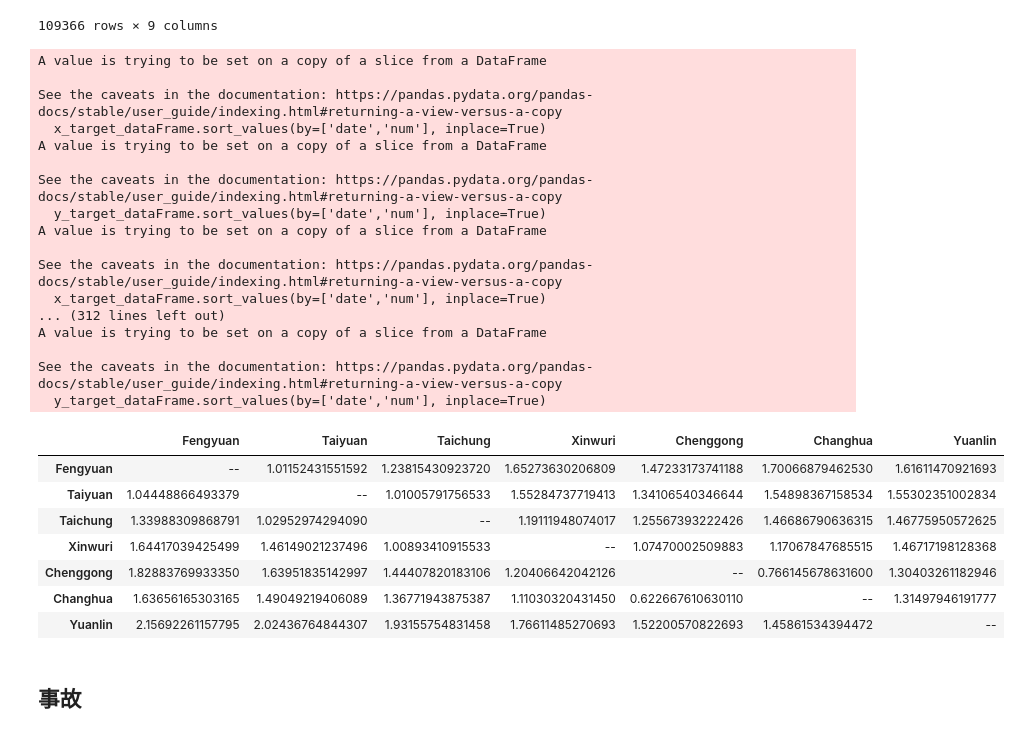
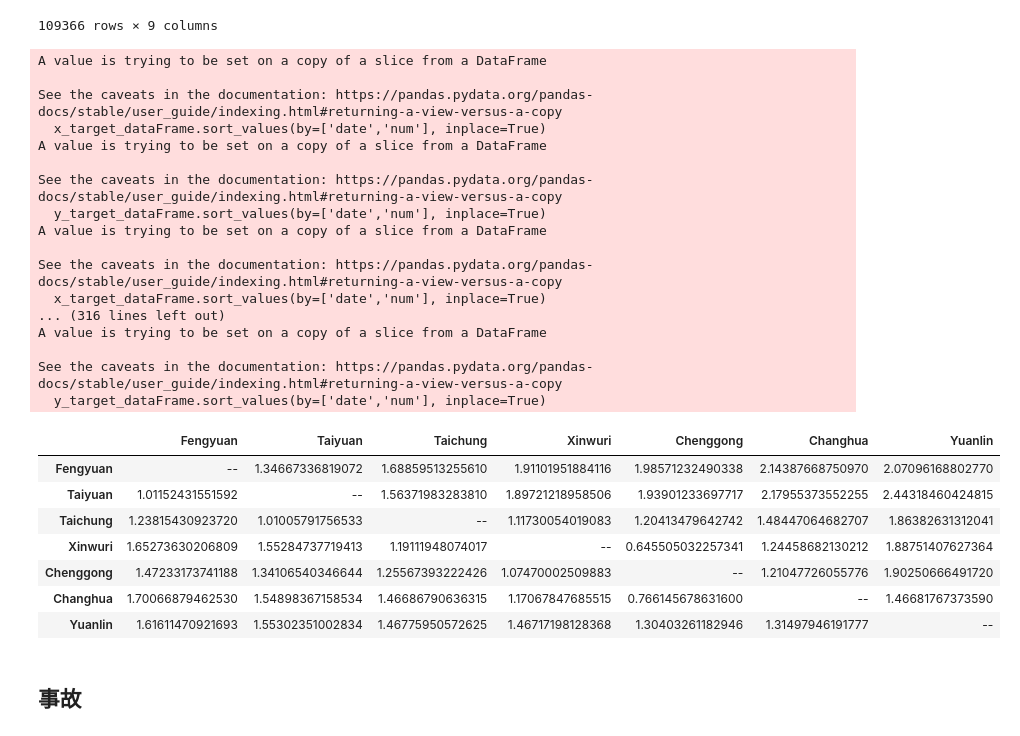
Before and after one commit to GoldenWanGila/Collage-Project, a Jupyter notebook: model/rmse_table.ipynb, the cells around one changed output. Cells and saved outputs as stored; diff of their text form; code cells hidden in the pictures.

```diff
--- a/model/rmse_table.ipynb
+++ b/model/rmse_table.ipynb
@@ -203,15 +212,19 @@ dataFrame_localTrain_weekday_onPeak_Yuanlin = dataFrame_localTrain_weekday_onPea
 dataFrameList = [dataFrame_localTrain_weekday_onPeak_Fengyuan, dataFrame_localTrain_weekday_onPeak_Taiyuan, dataFrame_localTrain_weekday_onPeak_Taichung, dataFrame_localTrain_weekday_onPeak_Xinwuri, dataFrame_localTrain_weekday_onPeak_Chenggong, dataFrame_localTrain_weekday_onPeak_Changhua, dataFrame_localTrain_weekday_onPeak_Yuanlin]
 
 mseList = []
-for position in range(len(dataFrameList)):
+for positionStart in range(len(dataFrameList)):
     mseList.append([])
-    dataFrameStart = dataFrameList[position]
-    for dataFrameEnd in dataFrameList:
-        if set(dataFrameStart['Station']) != set(dataFrameEnd['Station']):
+    dataFrameStart = dataFrameList[positionStart]
+    for positionEnd in range(len(dataFrameList)):
+        dataFrameEnd = dataFrameList[positionEnd]
+        if positionStart > positionEnd:  # 順行
+            x,y = plotter.arrangeDataFrame(dataFrameStart, dataFrameEnd, 0)
+            mseList[positionStart].append(plotter.getRMSE(x,y))
+        elif positionStart < positionEnd: # 逆行
             x,y = plotter.arrangeDataFrame(dataFrameStart, dataFrameEnd, 1)
-            mseList[position].append(plotter.getRMSE(x,y))
+            mseList[positionStart].append(plotter.getRMSE(y,x))
         else:
-            mseList[position].append('--')
+            mseList[positionStart].append('--')
 
 stationList = ['Fengyuan', 'Taiyuan', 'Taichung', 'Xinwuri', 'Chenggong', 'Changhua', 'Yuanlin']
 mseDict = dict(zip(stationList, mseList))
@@ -276,15 +290,19 @@ dataFrame_localTrain_weekday_offPeak_Yuanlin = dataFrame_localTrain_weekday_offP
 dataFrameList = [dataFrame_localTrain_weekday_offPeak_Fengyuan, dataFrame_localTrain_weekday_offPeak_Taiyuan, dataFrame_localTrain_weekday_offPeak_Taichung, dataFrame_localTrain_weekday_offPeak_Xinwuri, dataFrame_localTrain_weekday_offPeak_Chenggong, dataFrame_localTrain_weekday_offPeak_Changhua, dataFrame_localTrain_weekday_offPeak_Yuanlin]
 
 mseList = []
-for position in range(len(dataFrameList)):
+for positionStart in range(len(dataFrameList)):
     mseList.append([])
-    dataFrameStart = dataFrameList[position]
-    for dataFrameEnd in dataFrameList:
-        if set(dataFrameStart['Station']) != set(dataFrameEnd['Station']):
+    dataFrameStart = dataFrameList[positionStart]
+    for positionEnd in range(len(dataFrameList)):
+        dataFrameEnd = dataFrameList[positionEnd]
+        if positionStart > positionEnd:  # 順行
+            x,y = plotter.arrangeDataFrame(dataFrameStart, dataFrameEnd, 0)
+            mseList[positionStart].append(plotter.getRMSE(x,y))
+        elif positionStart < positionEnd: # 逆行
             x,y = plotter.arrangeDataFrame(dataFrameStart, dataFrameEnd, 1)
-            mseList[position].append(plotter.getRMSE(x,y))
+            mseList[positionStart].append(plotter.getRMSE(y,x))
         else:
-            mseList[position].append('--')
+            mseList[positionStart].append('--')
 
 stationList = ['Fengyuan', 'Taiyuan', 'Taichung', 'Xinwuri', 'Chenggong', 'Changhua', 'Yuanlin']
 mseDict = dict(zip(stationList, mseList))
@@ -302,21 +320,22 @@ A value is trying to be set on a copy of a slice from a DataFrame
 
 See the caveats in the documentation: https://pandas.pydata.org/pandas-docs/stable/user_guide/indexing.html#returning-a-view-versus-a-copy
   x_target_dataFrame.sort_values(by=['date','num'], inplace=True)
-... (312 lines left out)
+... (316 lines left out)
 A value is trying to be set on a copy of a slice from a DataFrame
 
 See the caveats in the documentation: https://pandas.pydata.org/pandas-docs/stable/user_guide/indexing.html#returning-a-view-versus-a-copy
   y_target_dataFrame.sort_values(by=['date','num'], inplace=True)
 # %%
+mse_df.to_csv("區間平日離峰MSE.csv")
 mse_df
 # %% [output]
 |  | Fengyuan | Taiyuan | Taichung | Xinwuri | Chenggong | Changhua | Yuanlin |
-| Fengyuan | -- | 1.01152431551592 | 1.23815430923720 | 1.65273630206809 | 1.47233173741188 | 1.70066879462530 | 1.61611470921693 |
-| Taiyuan | 1.04448866493379 | -- | 1.01005791756533 | 1.55284737719413 | 1.34106540346644 | 1.54898367158534 | 1.55302351002834 |
-| Taichung | 1.33988309868791 | 1.02952974294090 | -- | 1.19111948074017 | 1.25567393222426 | 1.46686790636315 | 1.46775950572625 |
-| Xinwuri | 1.64417039425499 | 1.46149021237496 | 1.00893410915533 | -- | 1.07470002509883 | 1.17067847685515 | 1.46717198128368 |
-| Chenggong | 1.82883769933350 | 1.63951835142997 | 1.44407820183106 | 1.20406642042126 | -- | 0.766145678631600 | 1.30403261182946 |
-| Changhua | 1.63656165303165 | 1.49049219406089 | 1.36771943875387 | 1.11030320431450 | 0.622667610630110 | -- | 1.31497946191777 |
-| Yuanlin | 2.15692261157795 | 2.02436764844307 | 1.93155754831458 | 1.76611485270693 | 1.52200570822693 | 1.45861534394472 | -- |
+| Fengyuan | -- | 1.34667336819072 | 1.68859513255610 | 1.91101951884116 | 1.98571232490338 | 2.14387668750970 | 2.07096168802770 |
+| Taiyuan | 1.01152431551592 | -- | 1.56371983283810 | 1.89721218958506 | 1.93901233697717 | 2.17955373552255 | 2.44318460424815 |
+| Taichung | 1.23815430923720 | 1.01005791756533 | -- | 1.11730054019083 | 1.20413479642742 | 1.48447064682707 | 1.86382631312041 |
+| Xinwuri | 1.65273630206809 | 1.55284737719413 | 1.19111948074017 | -- | 0.645505032257341 | 1.24458682130212 | 1.88751407627364 |
+| Chenggong | 1.47233173741188 | 1.34106540346644 | 1.25567393222426 | 1.07470002509883 | -- | 1.21047726055776 | 1.90250666491720 |
+| Changhua | 1.70066879462530 | 1.54898367158534 | 1.46686790636315 | 1.17067847685515 | 0.766145678631600 | -- | 1.46681767373590 |
+| Yuanlin | 1.61611470921693 | 1.55302351002834 | 1.46775950572625 | 1.46717198128368 | 1.30403261182946 | 1.31497946191777 | -- |
 # %% [markdown]
 ## 事故
```
Also changed, not shown: parts of 6 cells of this notebook.
